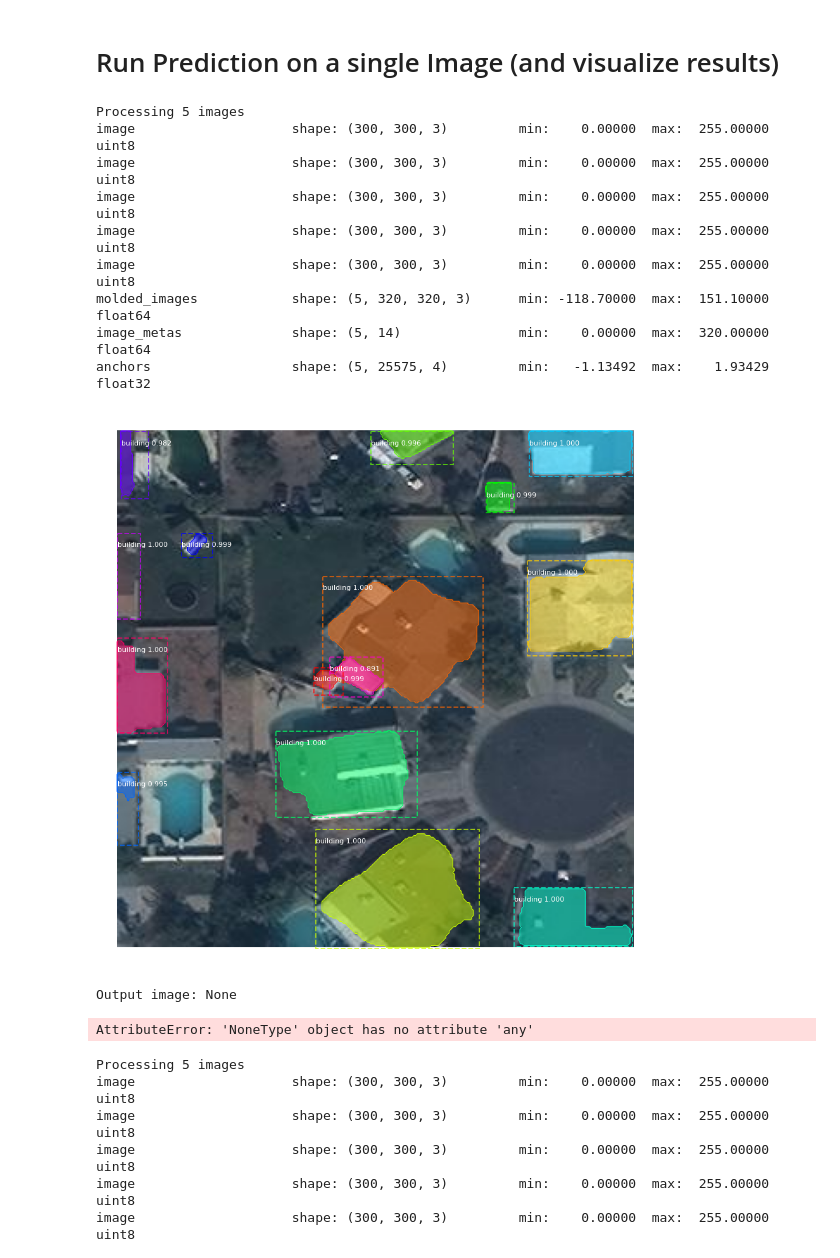
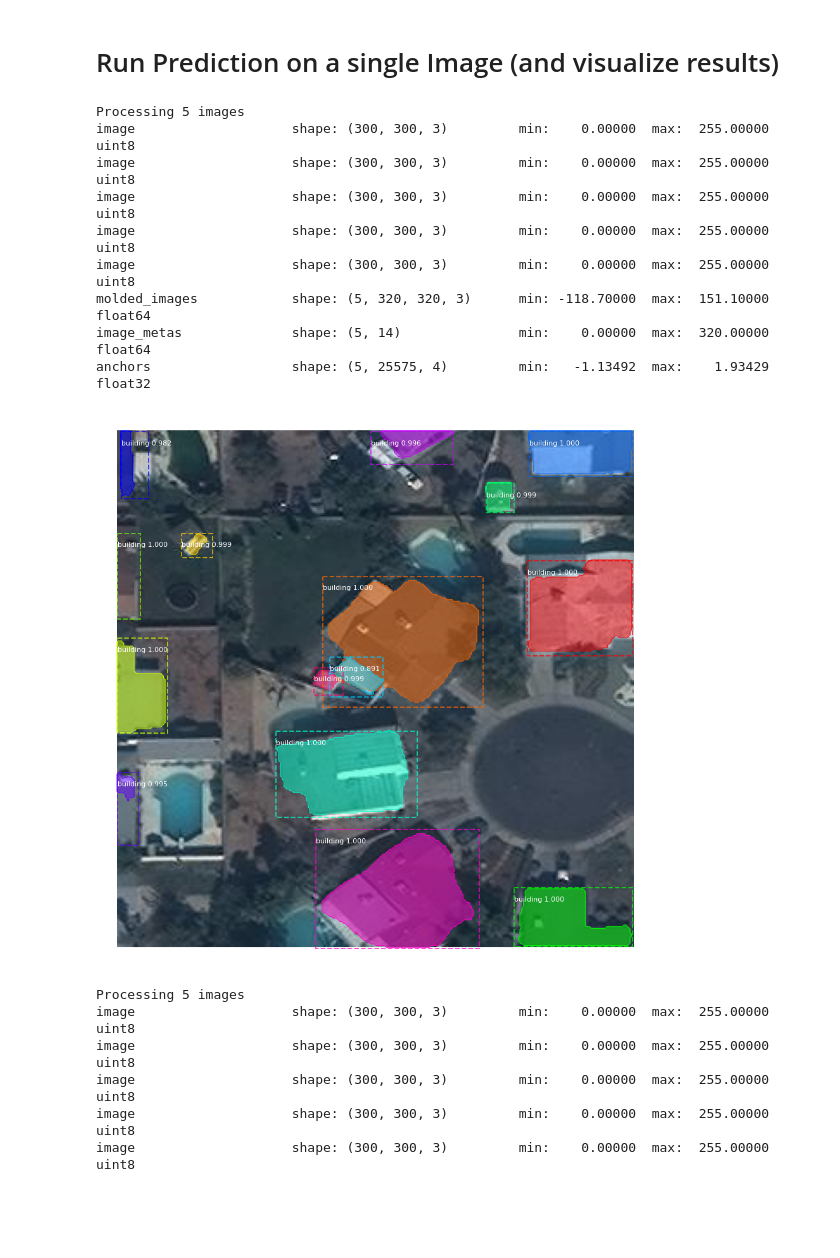
Before and after one commit to aindrajaya/solar-panel-estimator, a Jupyter notebook: notebooks/Prediction-and-Submission.ipynb, the cells around one changed output. Drawn from its saved outputs; the diff is of its cells as text; code cells hidden in the pictures; blank space fills up the shorter version.

Commit message:
implement visualize.save_image method

```diff
--- a/notebooks/Prediction-and-Submission.ipynb
+++ b/notebooks/Prediction-and-Submission.ipynb
@@ -123,31 +124,29 @@ model.load_weights(model_path, by_name=True)
 # %%
 class_names = ['BG', 'building'] # In our case, we have 1 class for the background, and 1 class for building
 # %%
-file_names = next(os.walk(IMAGE_DIR))[2]
+# file_names = next(os.walk(IMAGE_DIR))[2]
 # file_name = "detect_building"
 
 # file_names = os.listdir(IMAGE_DIR)
 # file_names = os.path.abspath(IMAGE_DIR)
 random_image = skimage.io.imread(os.path.join(IMAGE_DIR, "000000000012.jpg"))
 
 predictions = model.detect([random_image]*config.BATCH_SIZE, verbose=1) # We are replicating the same image to fill up the batch_size
 
 p = predictions[0]
-output_image = visualize.display_instances(random_image, p['rois'], p['masks'], p['class_ids'],
-                            class_names, p['scores'])
+# Save image with Masking
+visualize.save_image(os.path.join(IMAGE_DIR, "000000000012.jpg"), "./output/output_image.jpg", p['rois'], p['masks'],p['class_ids'], class_names, p['scores'])
 # %% [output]
 Processing 5 images
 image                    shape: (300, 300, 3)         min:    0.00000  max:  255.00000  uint8
 image                    shape: (300, 300, 3)         min:    0.00000  max:  255.00000  uint8
 image                    shape: (300, 300, 3)         min:    0.00000  max:  255.00000  uint8
 image                    shape: (300, 300, 3)         min:    0.00000  max:  255.00000  uint8
 image                    shape: (300, 300, 3)         min:    0.00000  max:  255.00000  uint8
 molded_images            shape: (5, 320, 320, 3)      min: -118.70000  max:  151.10000  float64
 image_metas              shape: (5, 14)               min:    0.00000  max:  320.00000  float64
 anchors                  shape: (5, 25575, 4)         min:   -1.13492  max:    1.93429  float32
-[figure, old version]
+[figure, new version]
-Output image: None
-AttributeError: 'NoneType' object has no attribute 'any'
 # %%
 import cv2
 import os
```
Also changed, not shown: parts of 4 cells of this notebook.
